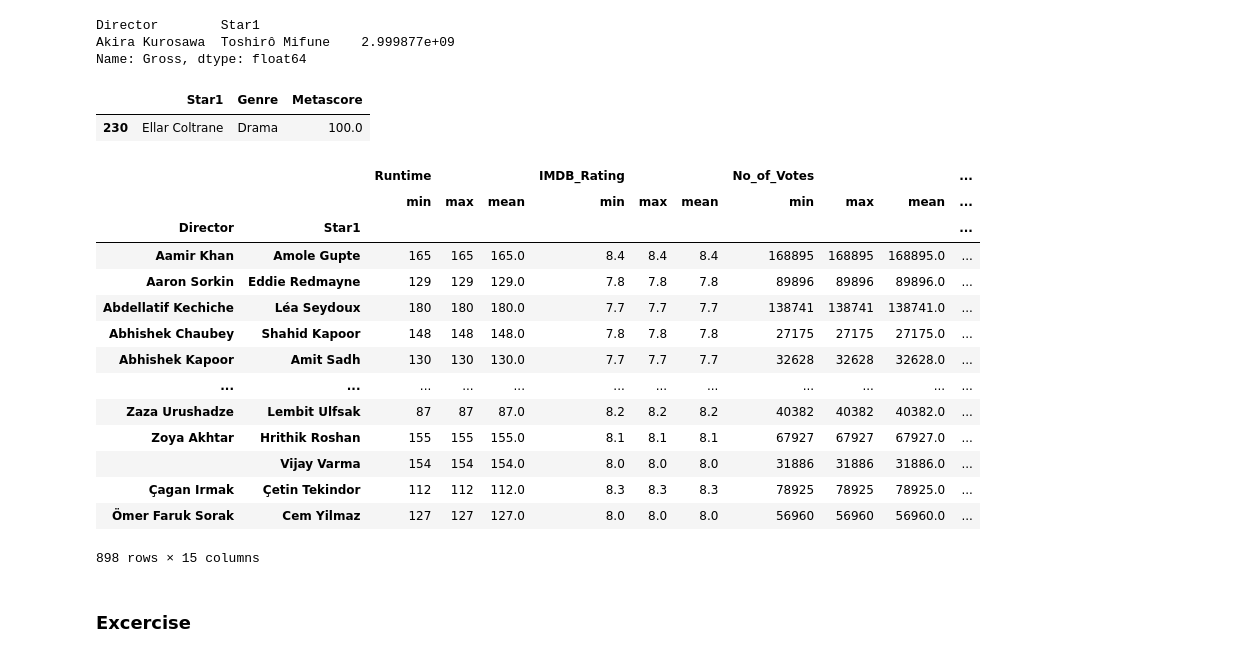
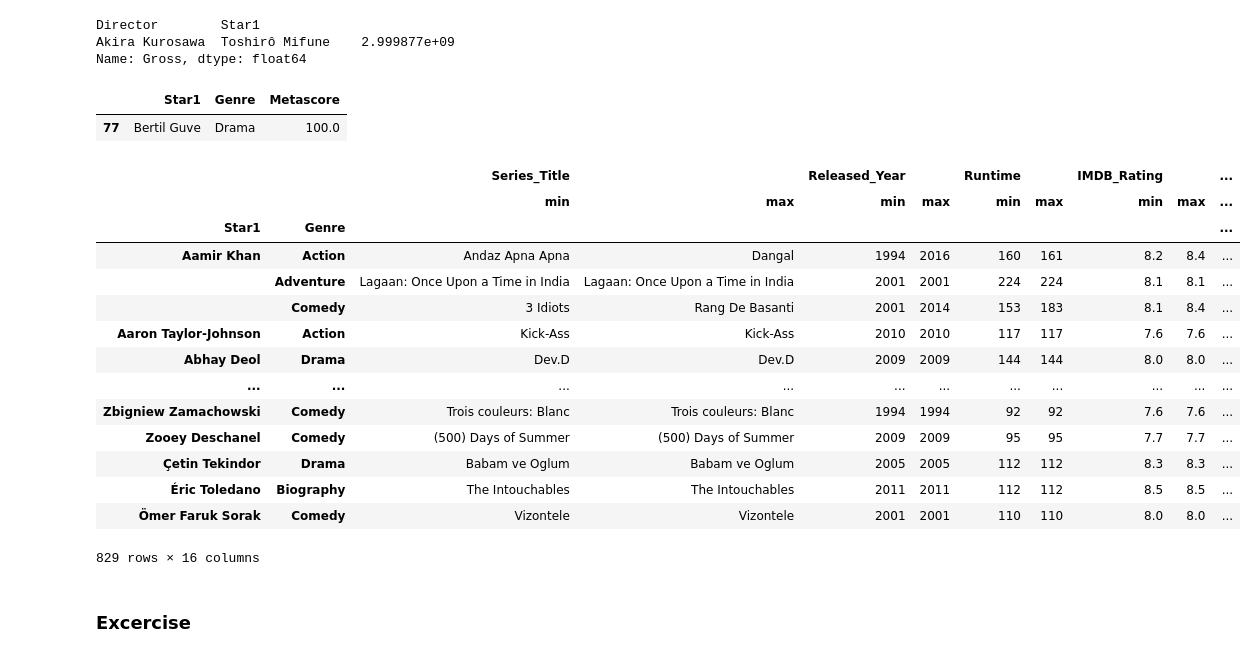
Before and after one commit to sahiil444/PYTHON, a Jupyter notebook: Pandas/GroupByObject/Groupby_objects.ipynb, the cells around one changed output. Drawn from its saved outputs; the diff is of its cells as text; code cells hidden in the pictures.

```diff
--- a/Pandas/GroupByObject/Groupby_objects.ipynb
+++ b/Pandas/GroupByObject/Groupby_objects.ipynb
@@ -463,29 +540,31 @@ Akira Kurosawa  Toshirô Mifune    2.999877e+09
 Name: Gross, dtype: float64
 # %%
 # find the best(in-terms of metascore(avg)) actor->genre combo
-movies.groupby(['Star1','Genre'])['Metascore'].mean().reset_index().sort_values('Metascore',ascending=False).head(1)
+
+duo = movies.groupby(['Star1','Genre'])
+duo['Metascore'].mean().reset_index().sort_values('Metascore',ascending=False).head(1)
 # %% [output]
 |  | Star1 | Genre | Metascore |
-| 230 | Ellar Coltrane | Drama | 100.0 |
+| 77 | Bertil Guve | Drama | 100.0 |
 # %%
 # agg on multiple groupby
-duo.agg(['min','max','mean'])
+duo.agg(['min','max'])
 # %% [output]
-|  |  | Runtime |  |  | IMDB_Rating |  |  | No_of_Votes |  |  | ... |
-|  |  | min | max | mean | min | max | mean | min | max | mean | ... |
-| Director | Star1 |  |  |  |  |  |  |  |  |  | ... |
-| Aamir Khan | Amole Gupte | 165 | 165 | 165.0 | 8.4 | 8.4 | 8.4 | 168895 | 168895 | 168895.0 | ... |
-| Aaron Sorkin | Eddie Redmayne | 129 | 129 | 129.0 | 7.8 | 7.8 | 7.8 | 89896 | 89896 | 89896.0 | ... |
-| Abdellatif Kechiche | Léa Seydoux | 180 | 180 | 180.0 | 7.7 | 7.7 | 7.7 | 138741 | 138741 | 138741.0 | ... |
-| Abhishek Chaubey | Shahid Kapoor | 148 | 148 | 148.0 | 7.8 | 7.8 | 7.8 | 27175 | 27175 | 27175.0 | ... |
-| Abhishek Kapoor | Amit Sadh | 130 | 130 | 130.0 | 7.7 | 7.7 | 7.7 | 32628 | 32628 | 32628.0 | ... |
-| ... | ... | ... | ... | ... | ... | ... | ... | ... | ... | ... | ... |
-| Zaza Urushadze | Lembit Ulfsak | 87 | 87 | 87.0 | 8.2 | 8.2 | 8.2 | 40382 | 40382 | 40382.0 | ... |
-| Zoya Akhtar | Hrithik Roshan | 155 | 155 | 155.0 | 8.1 | 8.1 | 8.1 | 67927 | 67927 | 67927.0 | ... |
-|  | Vijay Varma | 154 | 154 | 154.0 | 8.0 | 8.0 | 8.0 | 31886 | 31886 | 31886.0 | ... |
-| Çagan Irmak | Çetin Tekindor | 112 | 112 | 112.0 | 8.3 | 8.3 | 8.3 | 78925 | 78925 | 78925.0 | ... |
-| Ömer Faruk Sorak | Cem Yilmaz | 127 | 127 | 127.0 | 8.0 | 8.0 | 8.0 | 56960 | 56960 | 56960.0 | ... |
+|  |  | Series_Title |  | Released_Year |  | Runtime |  | IMDB_Rating |  | ... |
+|  |  | min | max | min | max | min | max | min | max | ... |
+| Star1 | Genre |  |  |  |  |  |  |  |  | ... |
+| Aamir Khan | Action | Andaz Apna Apna | Dangal | 1994 | 2016 | 160 | 161 | 8.2 | 8.4 | ... |
+|  | Adventure | Lagaan: Once Upon a Time in India | Lagaan: Once Upon a Time in India | 2001 | 2001 | 224 | 224 | 8.1 | 8.1 | ... |
+|  | Comedy | 3 Idiots | Rang De Basanti | 2001 | 2014 | 153 | 183 | 8.1 | 8.4 | ... |
+| Aaron Taylor-Johnson | Action | Kick-Ass | Kick-Ass | 2010 | 2010 | 117 | 117 | 7.6 | 7.6 | ... |
+| Abhay Deol | Drama | Dev.D | Dev.D | 2009 | 2009 | 144 | 144 | 8.0 | 8.0 | ... |
+| ... | ... | ... | ... | ... | ... | ... | ... | ... | ... | ... |
+| Zbigniew Zamachowski | Comedy | Trois couleurs: Blanc | Trois couleurs: Blanc | 1994 | 1994 | 92 | 92 | 7.6 | 7.6 | ... |
+| Zooey Deschanel | Comedy | (500) Days of Summer | (500) Days of Summer | 2009 | 2009 | 95 | 95 | 7.7 | 7.7 | ... |
+| Çetin Tekindor | Drama | Babam ve Oglum | Babam ve Oglum | 2005 | 2005 | 112 | 112 | 8.3 | 8.3 | ... |
+| Éric Toledano | Biography | The Intouchables | The Intouchables | 2011 | 2011 | 112 | 112 | 8.5 | 8.5 | ... |
+| Ömer Faruk Sorak | Comedy | Vizontele | Vizontele | 2001 | 2001 | 110 | 110 | 8.0 | 8.0 | ... |
-898 rows × 15 columns
+829 rows × 16 columns
 # %% [markdown]
 ### Excercise
 # %%
```
Also changed, not shown: parts of 43 cells of this notebook, 6 other files.
